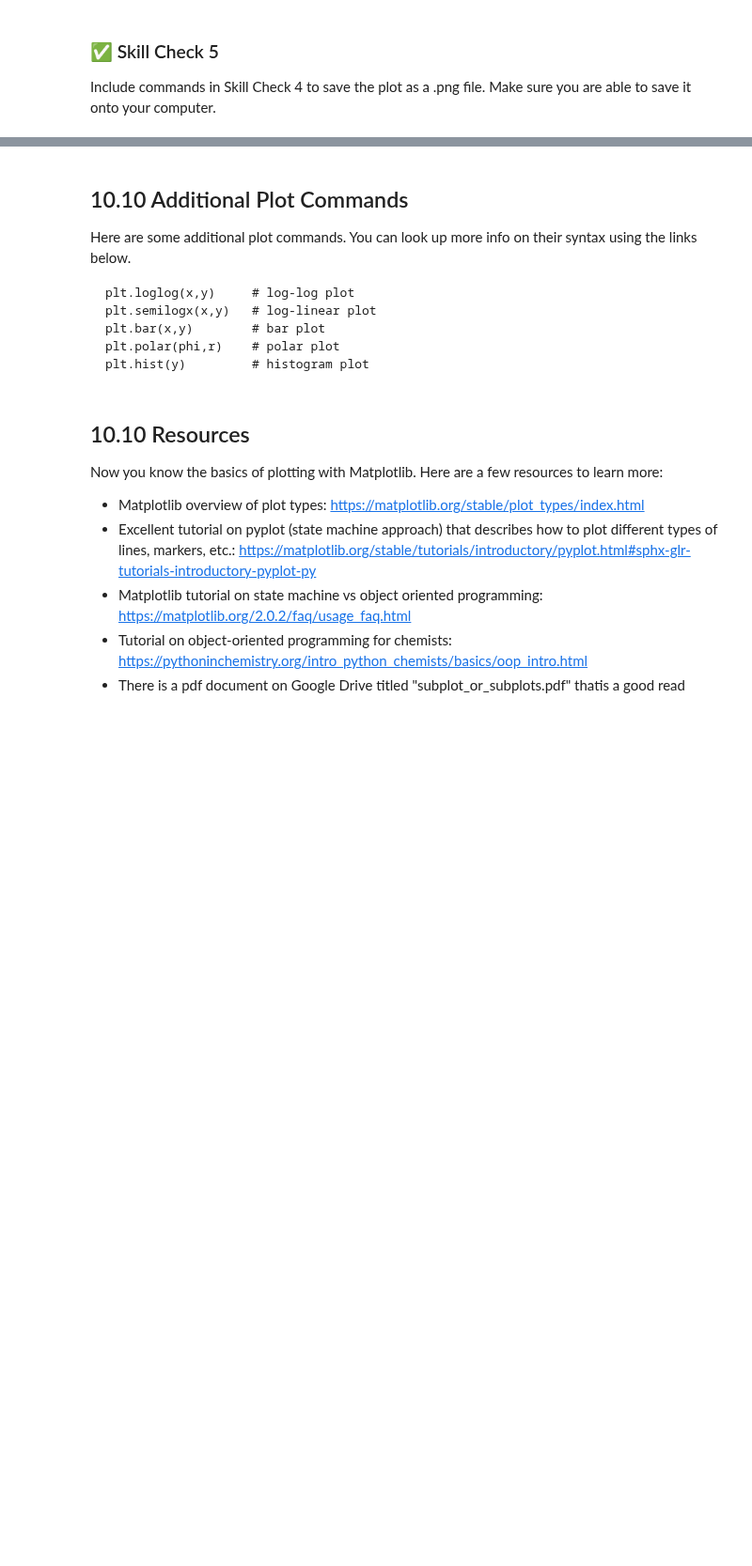
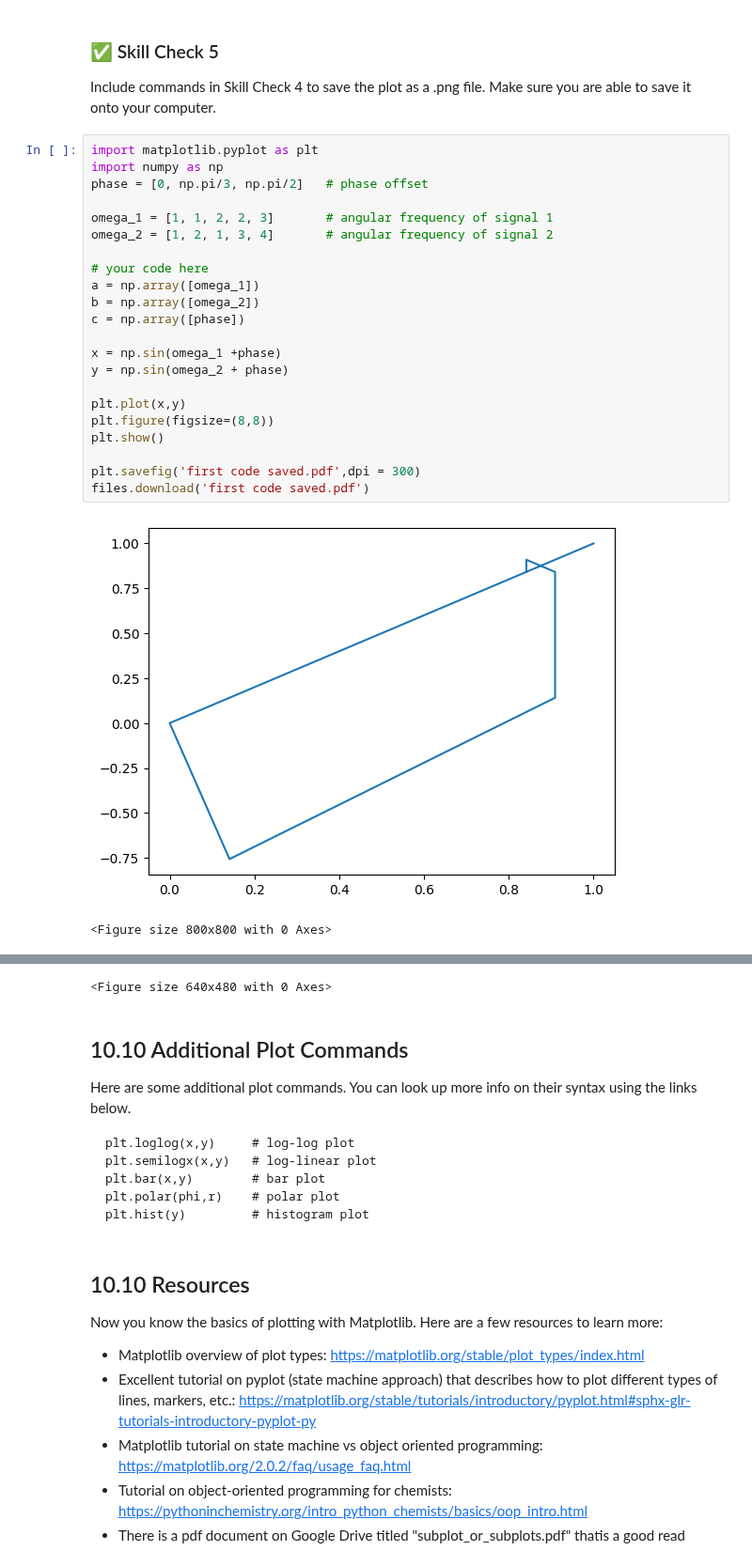
Before and after one commit to jakeTHEEsnak8/Computational-Physics, a Jupyter notebook: Python_Tutorials/Chapter_10_2D_Plots_Part_1.ipynb, the cells around one changed output, grey strips where cells are left out. Shown at 94% size. Drawn from its saved outputs; the diff is of its cells as text; blank space fills up the shorter version.

```diff
--- a/Python_Tutorials/Chapter_10_2D_Plots_Part_1.ipynb
+++ b/Python_Tutorials/Chapter_10_2D_Plots_Part_1.ipynb
@@ -568,3 +586,28 @@ plt.show()                          # this must come after plt.savefig()
 ### ✅ Skill Check 5
 
 Include commands in Skill Check 4 to save the plot as a .png file. Make sure you are able to save it onto your computer.
+# %%
+import matplotlib.pyplot as plt
+import numpy as np
+phase = [0, np.pi/3, np.pi/2]   # phase offset
+
+omega_1 = [1, 1, 2, 2, 3]       # angular frequency of signal 1
+omega_2 = [1, 2, 1, 3, 4]       # angular frequency of signal 2
+
+# your code here
+a = np.array([omega_1])
+b = np.array([omega_2])
+c = np.array([phase])
+
+x = np.sin(omega_1 +phase)
+y = np.sin(omega_2 + phase)
+
+plt.plot(x,y)
+plt.figure(figsize=(8,8))
+plt.show()
+
+plt.savefig('first code saved.pdf',dpi = 300)
+files.download('first code saved.pdf')
+# %% [output]
+[figure, added]
+<Figure size 800x800 with 0 Axes>
@@ -571,3 +616,4 @@ Include commands in Skill Check 4 to save the plot as a .png file. Make sure you
+<Figure size 640x480 with 0 Axes>
 # %% [markdown]
 ## 10.10 Additional Plot Commands
 
```
Also changed, not shown: parts of 4 cells of this notebook.
